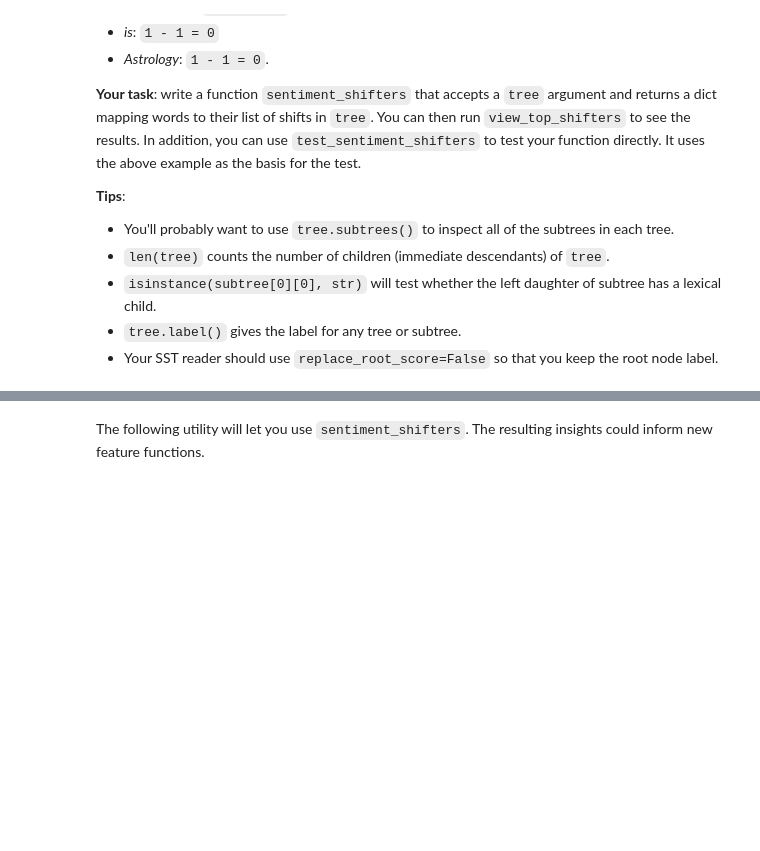
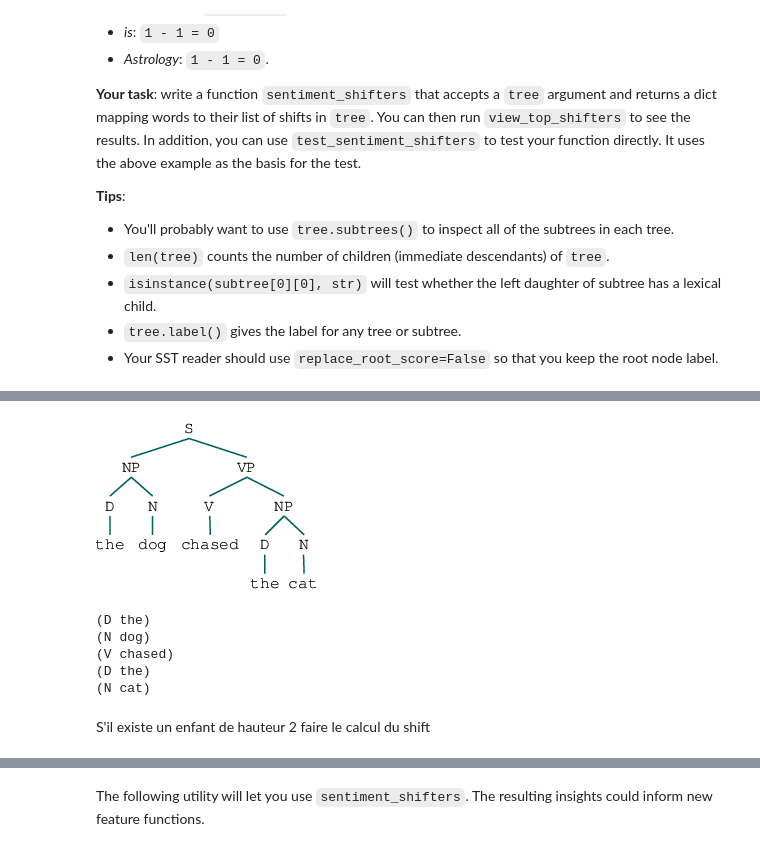
Before and after one commit to neodelphis/cs224u, a Jupyter notebook: hw2_sst.ipynb, the cells around one changed output, grey strips where cells are left out. Drawn from its saved outputs; the diff is of its cells as text; code cells hidden in the pictures; blank space fills up the shorter version.

```diff
--- a/hw2_sst.ipynb
+++ b/hw2_sst.ipynb
@@ -303,0 +538,17 @@ __Tips__:
+# %%
+t = Tree.fromstring("(S (NP (D the) (N dog)) (VP (V chased) (NP (D the) (N cat))))")
+t
+# %% [output]
+[figure, added]
+# %%
+for s in t.subtrees(lambda t: t.height() == 2):
+    print(s)
+# %% [output]
+(D the)
+(N dog)
+(V chased)
+(D the)
+(N cat)
+# %% [markdown]
+S'il existe un enfant de hauteur 2
+faire le calcul du shift
```
Also changed, not shown: parts of 31 cells of this notebook, 3 other files.
